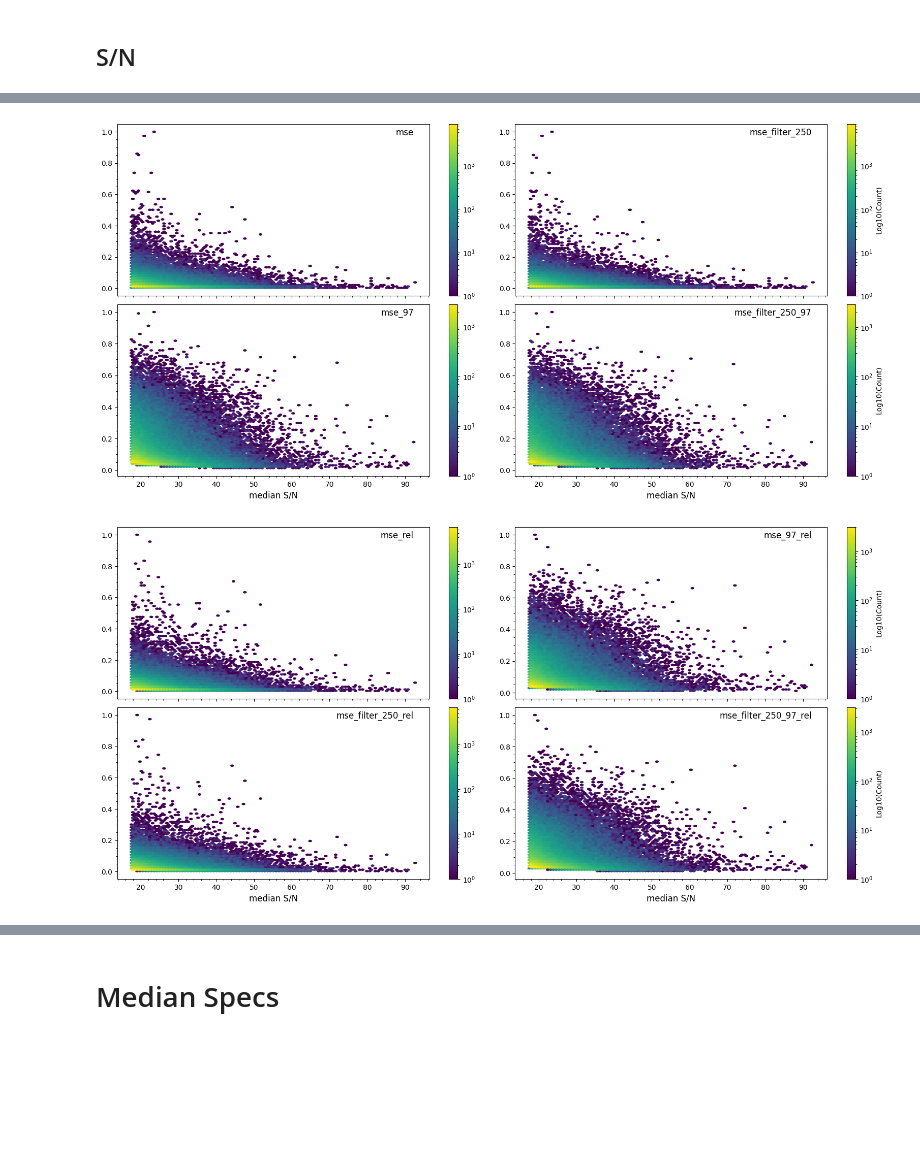
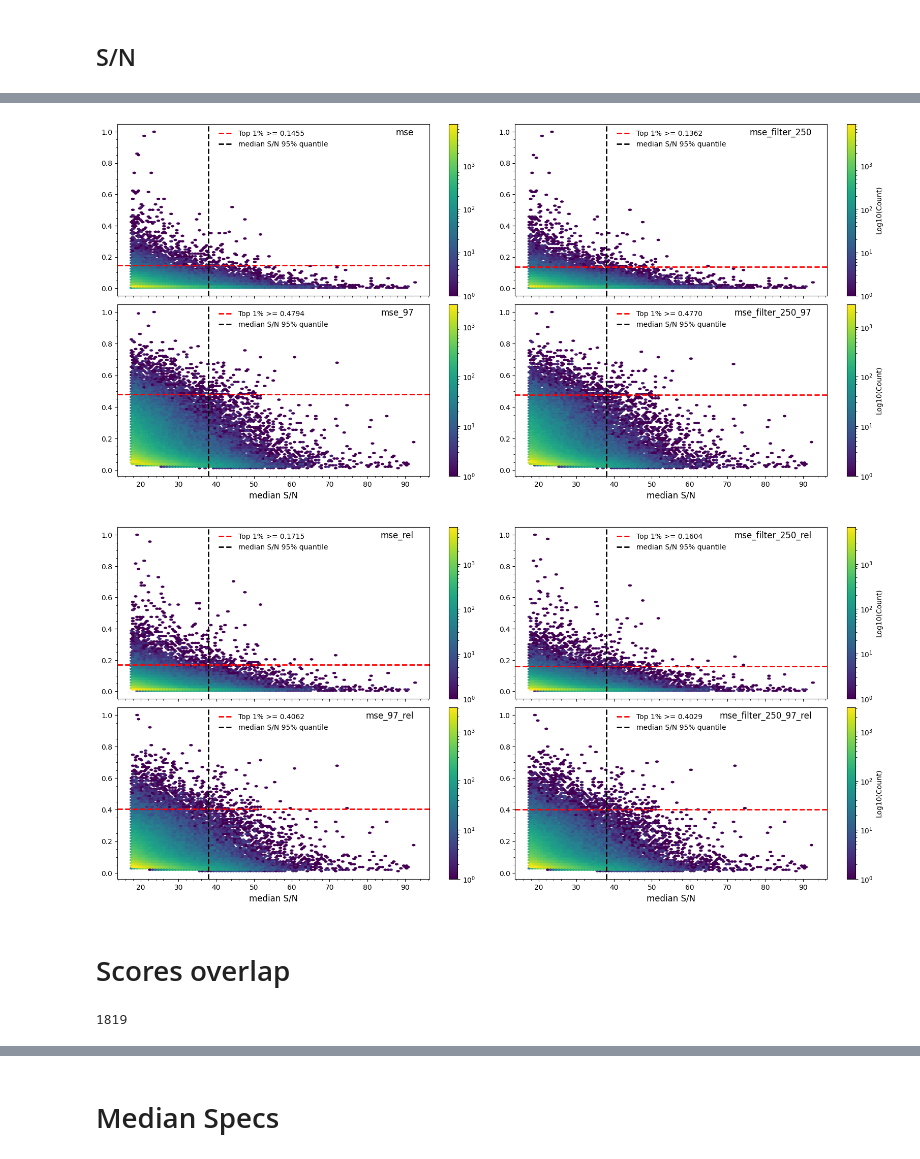
Before and after one commit to ed-ortizm/anomaly, a Jupyter notebook: thesis/01_scores.ipynb, the cells around one changed output, grey strips where cells are left out. Saved outputs shown, nothing was run; the diff lists cells and outputs as text; code cells hidden in the pictures; blank space fills up the shorter version.

```diff
--- a/thesis/01_scores.ipynb
+++ b/thesis/01_scores.ipynb
@@ -381,5 +504,17 @@ plt.subplots_adjust(
 # %%
-fig, axs = plot_hist_score_z_snr(merged_df, chi_sq_family, 'z', 'z')
+fig, axs = plot_hist_score_z_snr(merged_df, mse_rel_cols, 'z', 'z')
+
+for i, score in enumerate(mse_rel_cols):
+
+    axs[i].axhline(
+        y=top_1_thresholds[score],
+        color='red',
+        linestyle='--',
+        linewidth=2,
+        label=f'Top 1% >= {top_1_thresholds[score]:.4f} '
+    )
+    axs[i].legend(frameon=False)
+
 plt.subplots_adjust(
     hspace=0.05,
     wspace=0.02
@@ -389,2 +524,8 @@ plt.subplots_adjust(
 # %% [markdown]
 ## S/N
+# %%
+snr_quantile = 95
+top_snr_threshold = merged_df['snMedian'].quantile(snr_quantile/100)
+print(f"z quantile: {snr_quantile}%:")
+print("-" * 40)
+print(top_snr_threshold)
@@ -391,16 +536,67 @@ plt.subplots_adjust(
 # %%
-fig, axs = plot_hist_score_z_snr(merged_df, mse_family, 'snMedian', 'median S/N')
+fig, axs = plot_hist_score_z_snr(merged_df, mse_cols, 'snMedian', 'median S/N')
+
+for i, score in enumerate(mse_cols):
+
+    axs[i].axhline(
+        y=top_1_thresholds[score],
+        color='red',
+        linestyle='--',
+        linewidth=2,
+        label=f'Top 1% >= {top_1_thresholds[score]:.4f} '
+    )
+
+    axs[i].axvline(
+        x=top_snr_threshold,
+        color='black',
+        linestyle='--',
+        linewidth=2,
+        label=f'median S/N {snr_quantile}% quantile'
+    )
+
+    axs[i].legend(frameon=False, loc='upper center')
+
 plt.subplots_adjust(
     hspace=0.05,
     wspace=0.02
 )
 # %% [output]
-[figure, old version]
+[figure, new version]
 # %%
-fig, axs = plot_hist_score_z_snr(merged_df, chi_sq_family, 'snMedian', 'median S/N')
+fig, axs = plot_hist_score_z_snr(merged_df, mse_rel_cols, 'snMedian', 'median S/N')
+
+for i, score in enumerate(mse_rel_cols):
+
+    axs[i].axhline(
+        y=top_1_thresholds[score],
+        color='red',
+        linestyle='--',
+        linewidth=2,
+        label=f'Top 1% >= {top_1_thresholds[score]:.4f} '
+    )
+
+    axs[i].axvline(
+        x=top_snr_threshold,
+        color='black',
+        linestyle='--',
+        linewidth=2,
+        label=f'median S/N {snr_quantile}% quantile'
+    )
+
+    axs[i].legend(frameon=False, loc='upper center')
+
 plt.subplots_adjust(
     hspace=0.05,
     wspace=0.02
 )
 # %% [output]
-[figure, old version]
+[figure, new version]
+# %% [markdown]
+# Scores overlap
+# %%
+base_score = 'mse'
+thres_base_score = merged_df[base_score].quantile(0.99)
+n_base_score_mask = merged_df[base_score] >= thres_base_score
+n_base_score_mask.sum()
+# %% [output]
+1819
```
Also changed, not shown: parts of 32 cells of this notebook.
